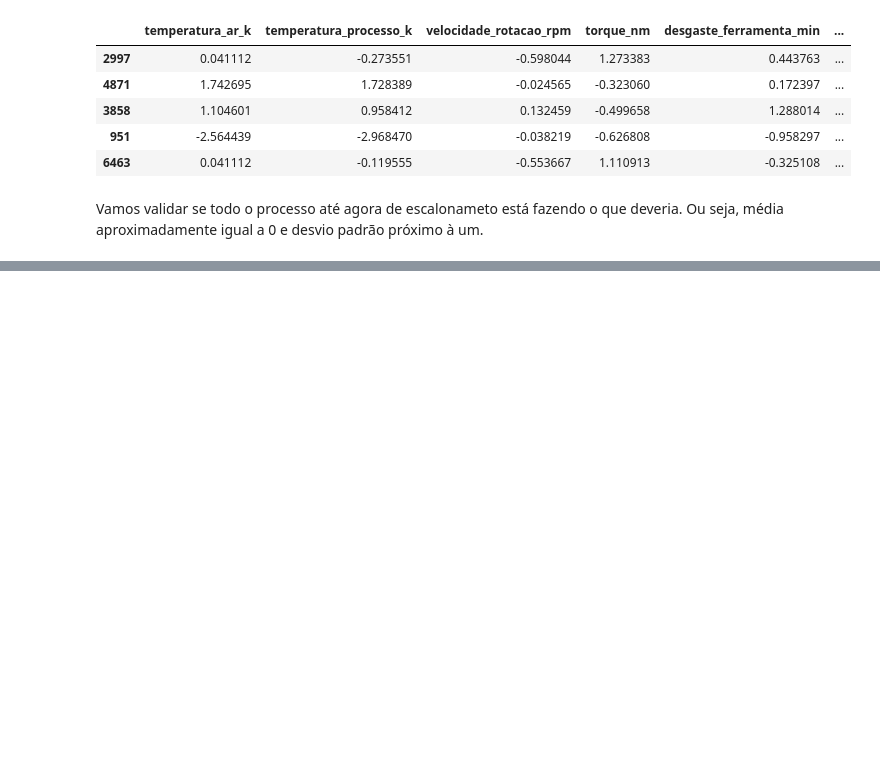
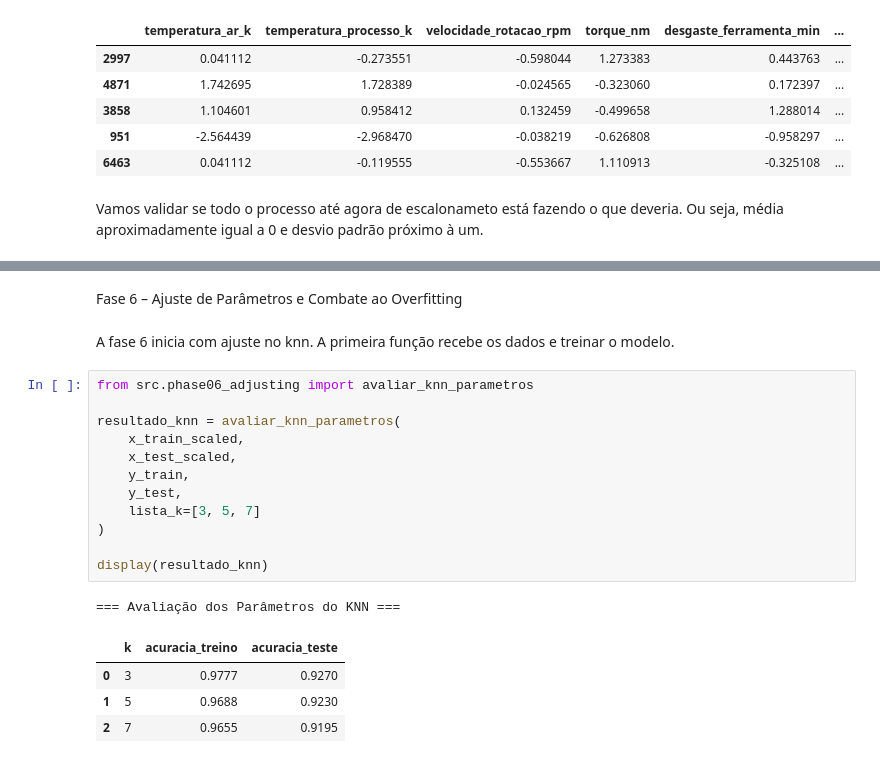
Before and after one commit to senapalm/predictive-maintenance, a Jupyter notebook: notebooks/projeto_final_sena.ipynb, the cells around one changed output, grey strips where cells are left out. Cells and saved outputs as stored; diff of their text form; blank space fills up the shorter version.

```diff
--- a/notebooks/projeto_final_sena.ipynb
+++ b/notebooks/projeto_final_sena.ipynb
@@ -495,0 +496,22 @@ Isto encerra a fase 5. Um ponto do projeto original é não escalonar a árvore
+# %% [markdown]
+Fase 6 – Ajuste de Parâmetros e Combate ao Overfitting
+# %% [markdown]
+A fase 6 inicia com ajuste no knn. A primeira função recebe os dados e treinar o modelo.
+# %%
+from src.phase06_adjusting import avaliar_knn_parametros
+
+resultado_knn = avaliar_knn_parametros(
+    x_train_scaled,
+    x_test_scaled,
+    y_train,
+    y_test,
+    lista_k=[3, 5, 7]
+)
+
+display(resultado_knn)
+# %% [output]
+=== Avaliação dos Parâmetros do KNN ===
+|  | k | acuracia_treino | acuracia_teste |
+| 0 | 3 | 0.9777 | 0.9270 |
+| 1 | 5 | 0.9688 | 0.9230 |
+| 2 | 7 | 0.9655 | 0.9195 |
```
Also changed, not shown: parts of 10 cells of this notebook, 1 other file.
